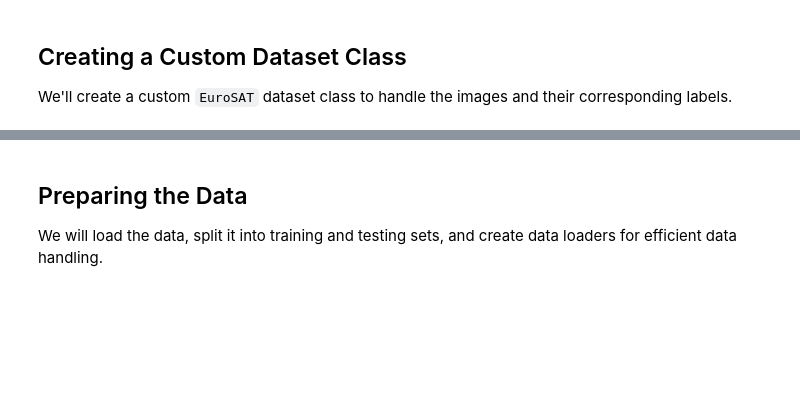
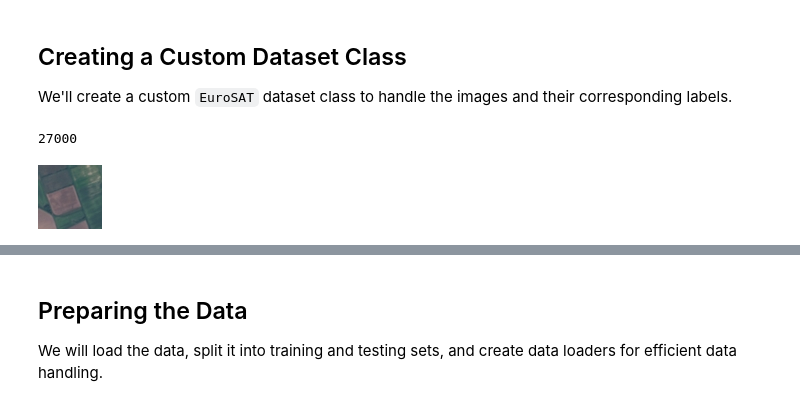
Before and after one commit to StaticRevo/FYP-Multi-Label-Classification-using-Deep-Learning, a Jupyter notebook: Practice Scenarios/EuroSATClassification.ipynb, the cells around one changed output, grey strips where cells are left out. Drawn from its saved outputs; the diff is of its cells as text; code cells hidden in the pictures; blank space fills up the shorter version.

```diff
--- a/Practice Scenarios/EuroSATClassification.ipynb
+++ b/Practice Scenarios/EuroSATClassification.ipynb
@@ -116,3 +135,13 @@ class EuroSAT(Dataset):
         - The length of the dataset (number of items).
         """
         return len(self.dataset)  # Return the length of the dataset
+# %%
+dataset = datasets.ImageFolder(r'D:\Datasets\eurosat\2750', transform=None)
+len(dataset)
+# %% [output]
+27000
+# %%
+image, label = dataset[50]
+image
+# %% [output]
+[figure, added]
```
Also changed, not shown: parts of 12 cells of this notebook, 5 other files.
